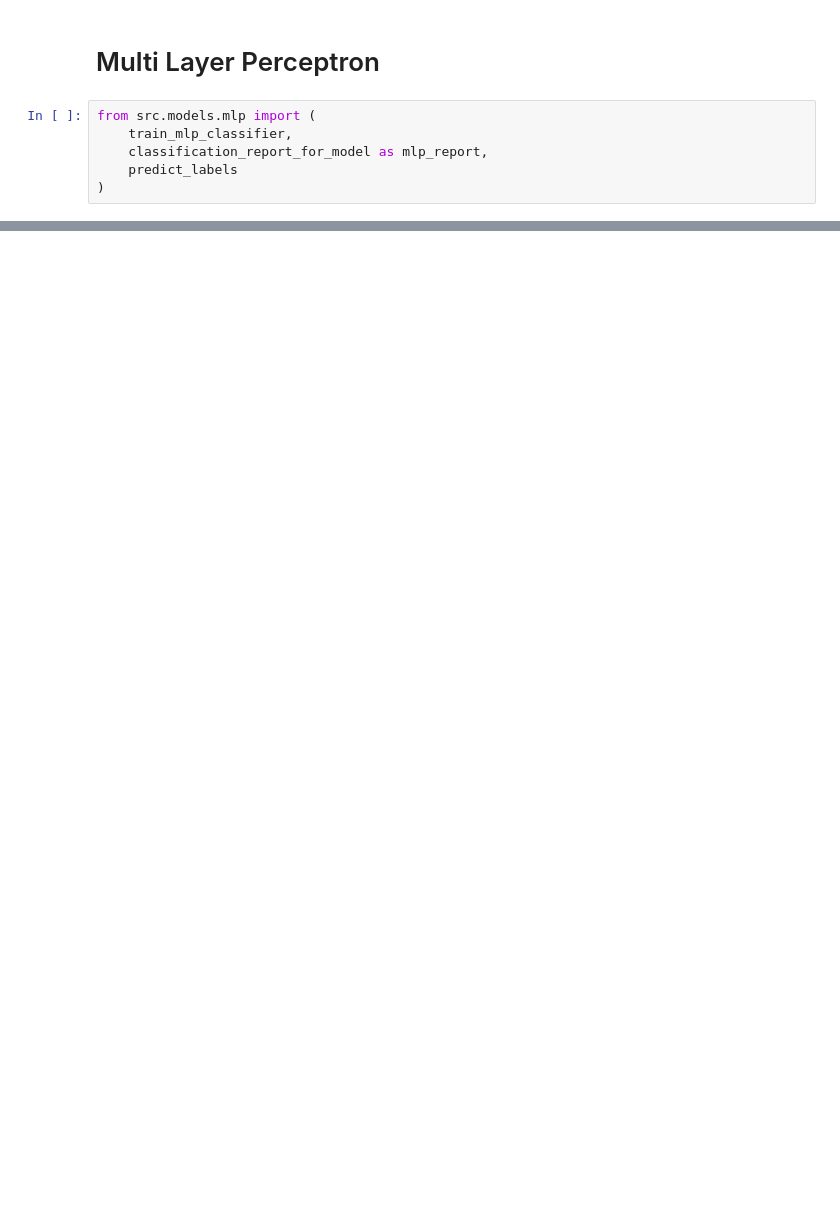
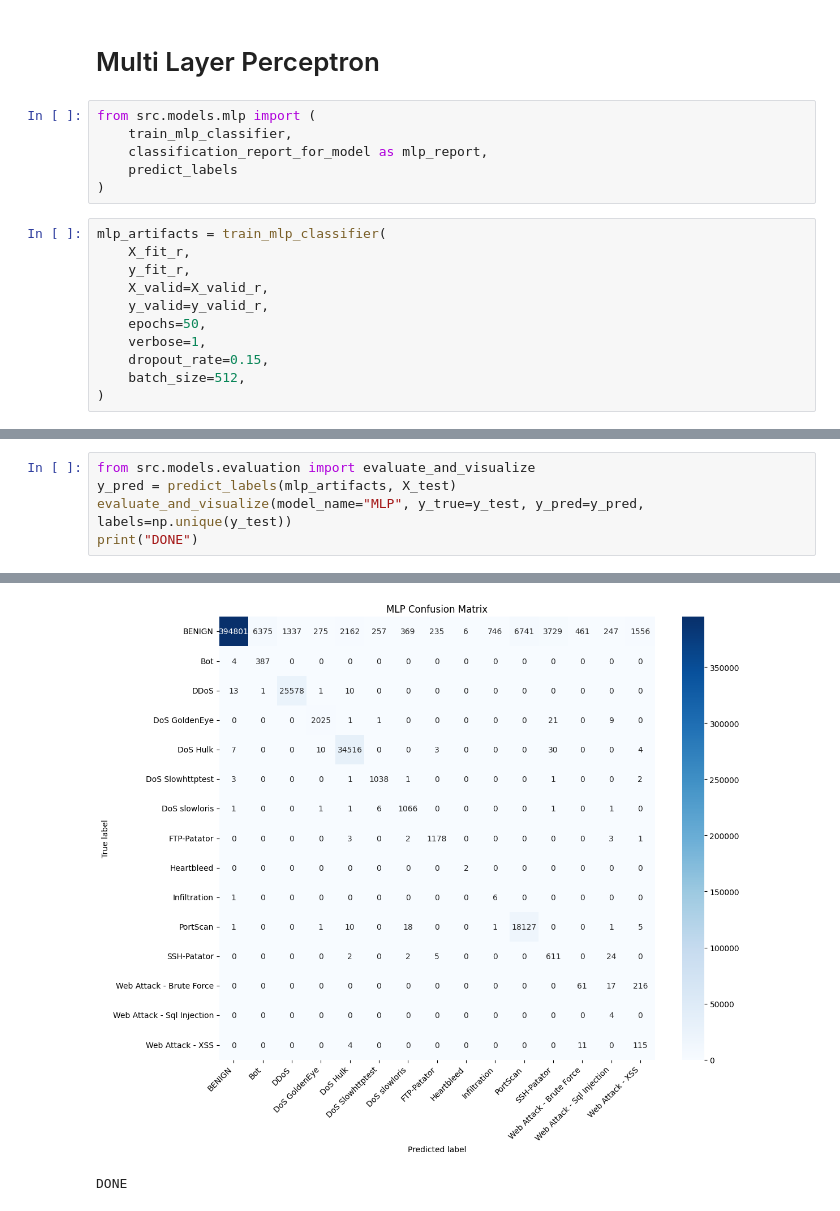
Before and after one commit to levipare/cs3540-final, a Jupyter notebook: test.ipynb, the cells around one changed output, grey strips where cells are left out. Drawn from its saved outputs; the diff is of its cells as text; blank space fills up the shorter version.

```diff
--- a/test.ipynb
+++ b/test.ipynb
@@ -301,3 +267,14 @@ from src.models.mlp import (
     classification_report_for_model as mlp_report,
     predict_labels
 )
+# %%
+mlp_artifacts = train_mlp_classifier(
+    X_fit_r,
+    y_fit_r,
+    X_valid=X_valid_r,
+    y_valid=y_valid_r,
+    epochs=50,
+    verbose=1,
+    dropout_rate=0.15,
+    batch_size=512,
+)
@@ -303,0 +320,6 @@ from src.models.mlp import (
+# %%
+from src.models.evaluation import evaluate_and_visualize
+y_pred = predict_labels(mlp_artifacts, X_test)
+evaluate_and_visualize(model_name="MLP", y_true=y_test, y_pred=y_pred, labels=np.unique(y_test))
+print("DONE")
+# %% [output]
@@ -303,0 +343,2 @@ from src.models.mlp import (
+[figure, added]
+DONE
```
Also changed, not shown: parts of 16 cells of this notebook, 3 other files.
